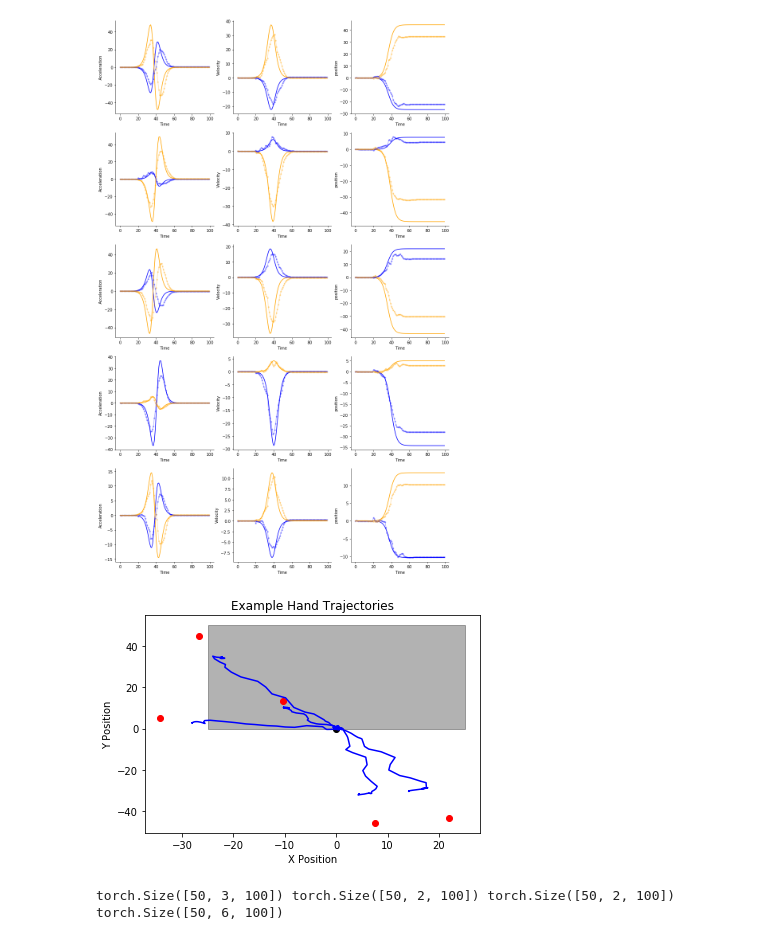
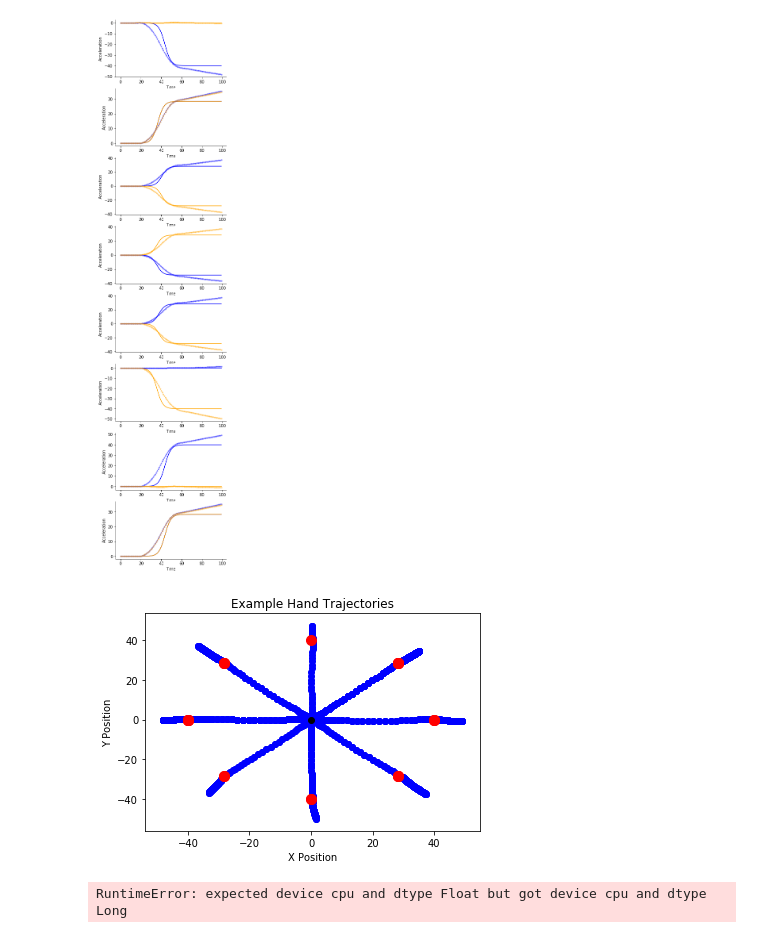
Before and after one commit to xlsun79/CS230Project, a Jupyter notebook: PlotSupervisedModels.ipynb, the cells around one changed output. Cells and saved outputs as stored; diff of their text form; code cells hidden in the pictures.

Commit message:
Modified code for pulling out hidden layer activity and for doing center out reaches

```diff
--- a/PlotSupervisedModels.ipynb
+++ b/PlotSupervisedModels.ipynb
@@ -206,0 +246,6 @@ torch.Size([50, 3, 100]) torch.Size([50, 6, 100]) torch.Size([50, 6, 100]) torch
+# %%
+# plot example inputs
+X,A,AHAT,hidden = rm.test_batch(50)
+Y,YHAT =1/100.*np.cumsum(np.cumsum(A,axis=-1),axis=-1), 1./100.*np.cumsum(np.cumsum(AHAT,axis=-1),axis=-1)
+
+print(X.shape,Y.shape,YHAT.shape,hidden.shape,CURL.shape)
@@ -206,0 +278,14 @@ torch.Size([50, 3, 100]) torch.Size([50, 6, 100]) torch.Size([50, 6, 100]) torch
+# %%
+f,ax = plt.subplots(6,6,figsize=[20,20])
+
+for j in range(6):
+    for i in range(6):
+        ax[j,i].plot(hidden[j,i,:],color='blue')
+        ax[j,i].set_ylabel("firing rate")
+
+        ax[j,i].set_xlabel("Time")
+        ax[j,i].spines['top'].set_visible(False)
+        ax[j,i].spines['right'].set_visible(False)
+
+f.savefig('recurrent_pre_curl_example_hiddenUnits.pdf',format='pdf')
+f.savefig('recurrent_pre_curl_example_hiddenUnits.png',format='png')
@@ -207,47 +294,34 @@ torch.Size([50, 3, 100]) torch.Size([50, 6, 100]) torch.Size([50, 6, 100]) torch
 # %%
-f,ax = plt.subplots(5,3,figsize=[15,25])
-for j in range(5):
-    ax[j,0].plot(Y[j,0,:].T,color='blue')
-    ax[j,0].plot(Y[j,1,:].T,color='orange')
-    ax[j,0].plot(YHAT[j,0,:].T,color='blue',marker='.',alpha=.3)
-    ax[j,0].plot(YHAT[j,1,:].T,color='orange',marker='.',alpha=.3)
-    ax[j,0].set_ylabel("Acceleration")
+seq = range(25)
+f,ax = plt.subplots(n,1,figsize=[5,25])
+for j in range(n):
+    ax[j].plot(Y[j,0,:].T,color='blue')
+    ax[j].plot(Y[j,1,:].T,color='orange')
+    ax[j].plot(YHAT[j,0,:].T,color='blue',marker='.',alpha=.3)
+    ax[j].plot(YHAT[j,1,:].T,color='orange',marker='.',alpha=.3)
+    ax[j].set_ylabel("Acceleration")
 
-    ax[j,1].plot(Y[j,2,:].T,color='blue')
-    ax[j,1].plot(Y[j,3,:].T,color='orange')
-    ax[j,1].plot(YHAT[j,2,:].T,color='blue',marker='.',alpha=.3)
-    ax[j,1].plot(YHAT[j,3,:].T,color='orange',marker='.',alpha=.3)
-    ax[j,1].set_ylabel("Velocity")
+    ax[j].set_xlabel("Time")
+    ax[j].spines['top'].set_visible(False)
+    ax[j].spines['right'].set_visible(False)
 
-    ax[j,2].plot(Y[j,4,:].T,color='blue')
-    ax[j,2].plot(Y[j,5,:].T,color='orange')
-    ax[j,2].plot(YHAT[j,4,:].T,color='blue',marker='.',alpha=.3)
-    ax[j,2].plot(YHAT[j,5,:].T,color='orange',marker='.',alpha=.3)
-    ax[j,2].set_ylabel("position")
-
-    for k in range(3):
-        ax[j,k].set_xlabel("Time")
-        ax[j,k].spines['top'].set_visible(False)
-        ax[j,k].spines['right'].set_visible(False)
-
-
-f.savefig(os.path.join(figdir,"baseline_post_curl_example_outputs.pdf"),format='pdf')
-f.savefig(os.path.join(figdir,"baseline_post_curl_example_outputs.png"),format='png')
+f.savefig('recurrent_pre_curl_example_outputs.pdf',format='pdf')
+f.savefig('recurrent_pre_curl_example_outputs.png',format='png')
 
 # plot example reaches
 
 f,ax = plt.subplots()
 ax.scatter([0],[0],color='black')
-ax.scatter(X[:5,0,-1],X[:5,1,-1],color='red')
-ax.plot(YHAT[:5,-2,:].T,YHAT[:5,-1,:].T,color='blue')
-ax.fill_between([-25,25],[0,0],[50,50],color='black',alpha=.3,zorder=-1)
+ax.scatter(X[seq,0,-1],X[seq,1,-1],color='red',s=100)
+ax.scatter(YHAT[seq,-2,:].T,YHAT[seq,-1,:].T,color='blue',zorder=-1)
+# ax.fill_between([-25,25],[0,0],[50,50],color='black',alpha=.3,zorder=-1)
 ax.set_xlabel("X Position")
 ax.set_ylabel("Y Position")
 ax.set_title("Example Hand Trajectories")
 
-f.savefig(os.path.join(figdir,"baseline_post_curl_example_trajectories.pdf"),format='pdf')
-f.savefig(os.path.join(figdir,"baseline_post_curl_example_trajectories.png"),format='png')
+f.savefig('recurrent_pre_curl_example_trajectories.pdf',format='pdf')
+f.savefig('recurrent_pre_curl_example_trajectories.png',format='png')
 # %% [output]
-[figure, old version]
+[figure, new version]
-[figure, old version]
+[figure, new version]
 # %%
@@ -260,8 +335,8 @@ rm.model = model
 # %%
 # plot example inputs
-X,A,AHAT = rm.test_batch(50)
+X,A,AHAT,hidden = rm.test_batch(50)
 Y,YHAT =1/100.*np.cumsum(np.cumsum(A,axis=-1),axis=-1), 1./100.*np.cumsum(np.cumsum(AHAT,axis=-1),axis=-1)
 
-print(X.shape,Y.shape,YHAT.shape,CURL.shape)
+print(X.shape,Y.shape,YHAT.shape,CURL.shape,hidden.shape)
 # %% [output]
-torch.Size([50, 3, 100]) torch.Size([50, 2, 100]) torch.Size([50, 2, 100]) torch.Size([50, 6, 100])
+RuntimeError: expected device cpu and dtype Float but got device cpu and dtype Long
```
Also changed, not shown: parts of 26 cells of this notebook, 3 other files.
